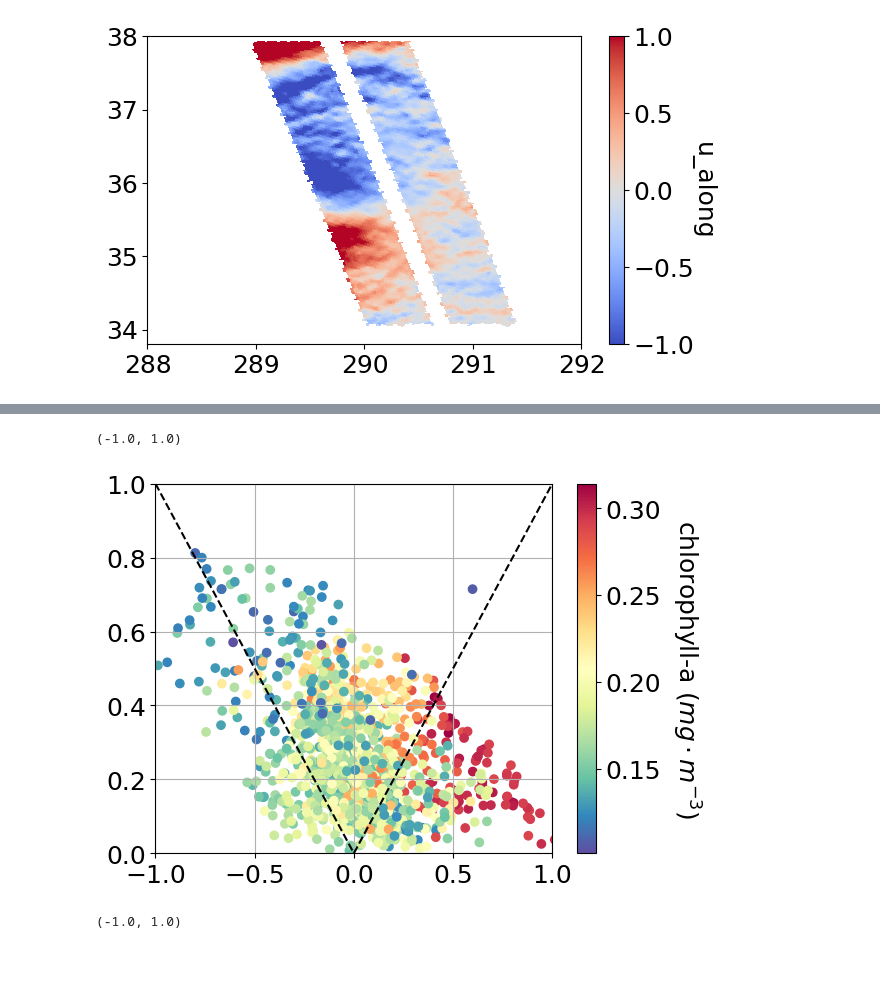
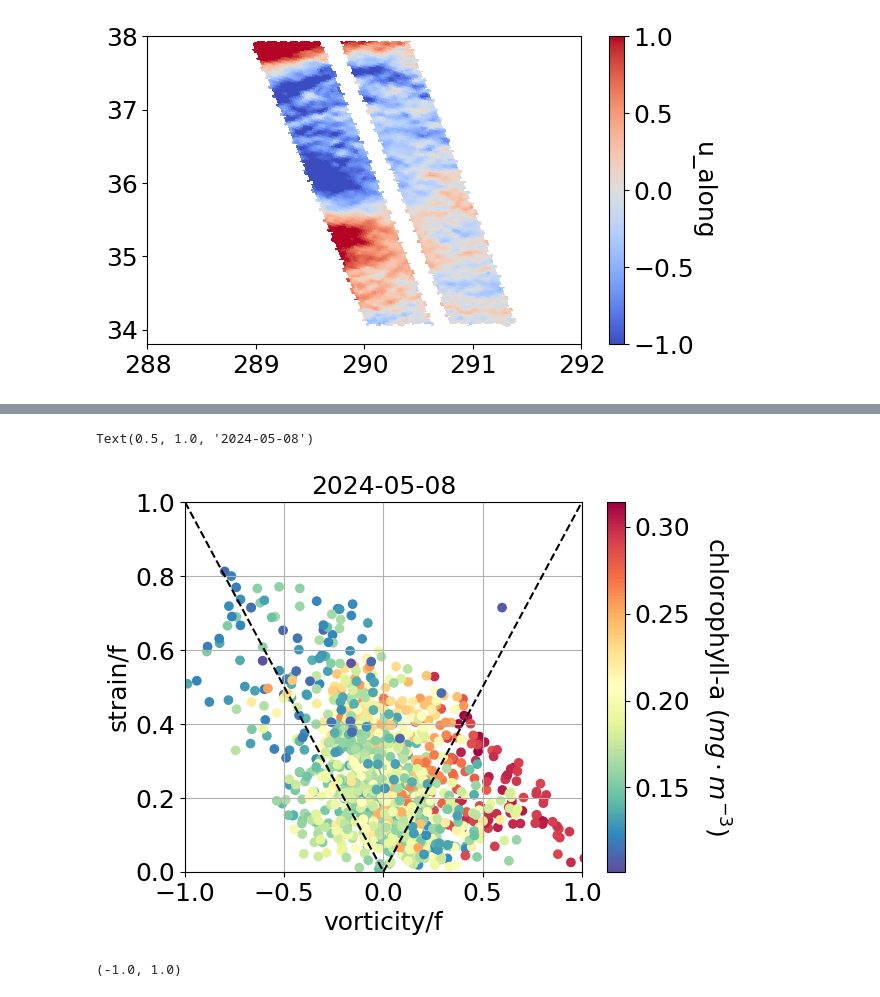
Before and after one commit to mcornec/GO-SWACE, a Jupyter notebook: compute_vorticity_strain.ipynb, the cells around one changed output, grey strips where cells are left out. Cells and saved outputs as stored; diff of their text form; code cells hidden in the pictures; blank space fills up the shorter version.

```diff
--- a/compute_vorticity_strain.ipynb
+++ b/compute_vorticity_strain.ipynb
@@ -393,17 +402,20 @@ ax.set_ylim([33.8,38])
 # %%
 fig = plt.figure()
 ax = plt.axes()
 plot=plt.scatter(ksi,sigma,c=newchl, cmap="Spectral_r")
 ax.axline((0, 0), slope=-1, color='black',linestyle='--')
 ax.axline((0, 0), slope=1, color='black',linestyle='--')
 ax.grid(True)
 cbar = plt.colorbar(plot,ax=ax)
 cbar.set_label('chlorophyll-a ($mg\cdot m^{-3}$)', rotation=270, labelpad=30)
 ax.set_ylim([0, 1])
 ax.set_xlim([-1, 1])
+ax.set_ylabel('strain/f')
+ax.set_xlabel('vorticity/f')
+ax.set_title('%s-%s-%s'%(date_requested[0:4],date_requested[4:6],date_requested[6:8]))
 # %% [output]
-(-1.0, 1.0)
+Text(0.5, 1.0, '2024-05-08')
-[figure, old version]
+[figure, new version]
 # %%
 fig = plt.figure()
 ax = plt.axes()
```
Also changed, not shown: parts of 3 cells of this notebook.
